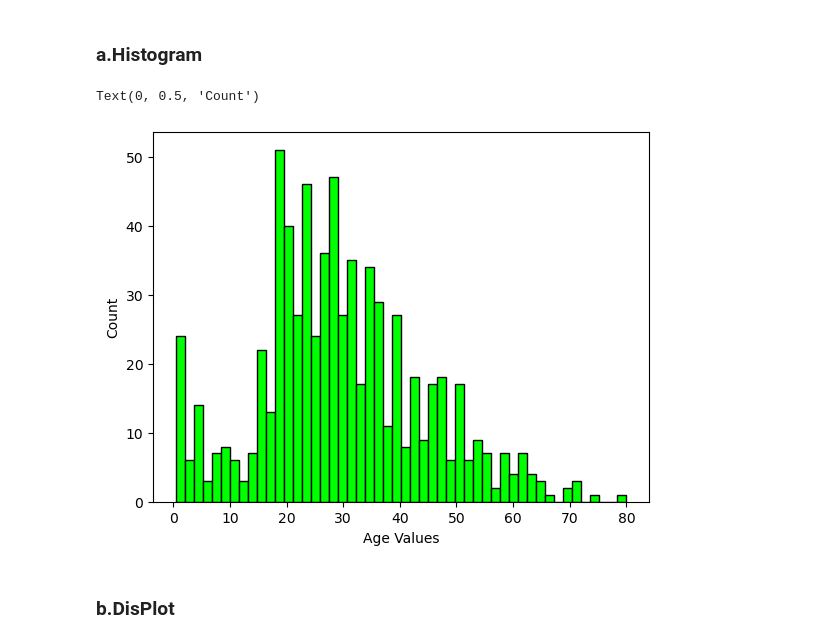
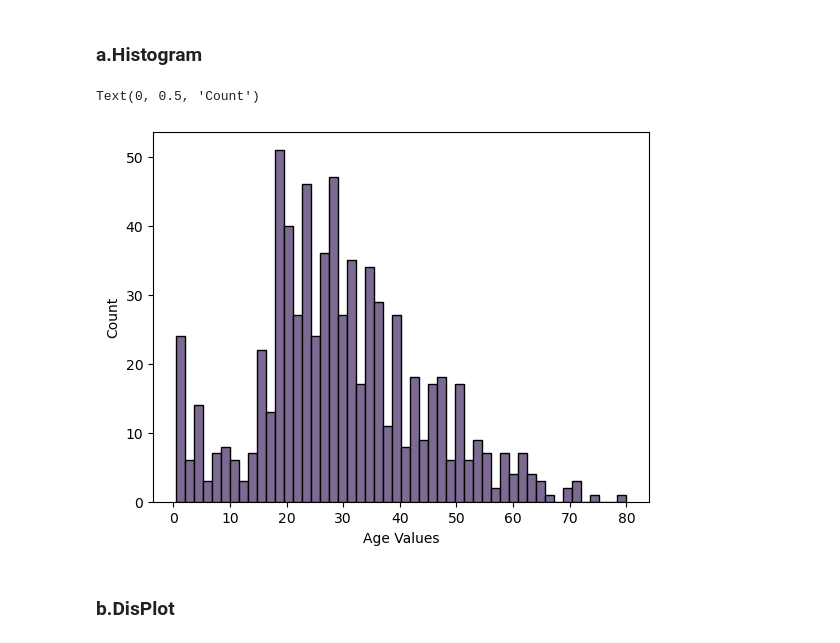
Before and after one commit to ArpanCodeX/5th-Sem, a Jupyter notebook: ML/eda_univarient_analysis.ipynb, the cells around one changed output. Drawn from its saved outputs; the diff is of its cells as text; code cells hidden in the pictures.

```diff
--- a/ML/eda_univarient_analysis.ipynb
+++ b/ML/eda_univarient_analysis.ipynb
@@ -62,12 +62,12 @@ df["Sex"].value_counts().plot(kind="pie",autopct="%1.1f%%")
 # %% [markdown]
 ### **a.Histogram**
 # %%
-plt.hist(df["Age"],bins=50,color="#00ff00",edgecolor="black")
+plt.hist(df["Age"],bins=50,color="#7c6a92",edgecolor="black")
 plt.xlabel("Age Values")
 plt.ylabel("Count")
 # %% [output]
 Text(0, 0.5, 'Count')
-[figure, old version]
+[figure, new version]
 # %% [markdown]
 ### **b.DisPlot**
 # %%
```
Also changed, not shown: 28 other files.
